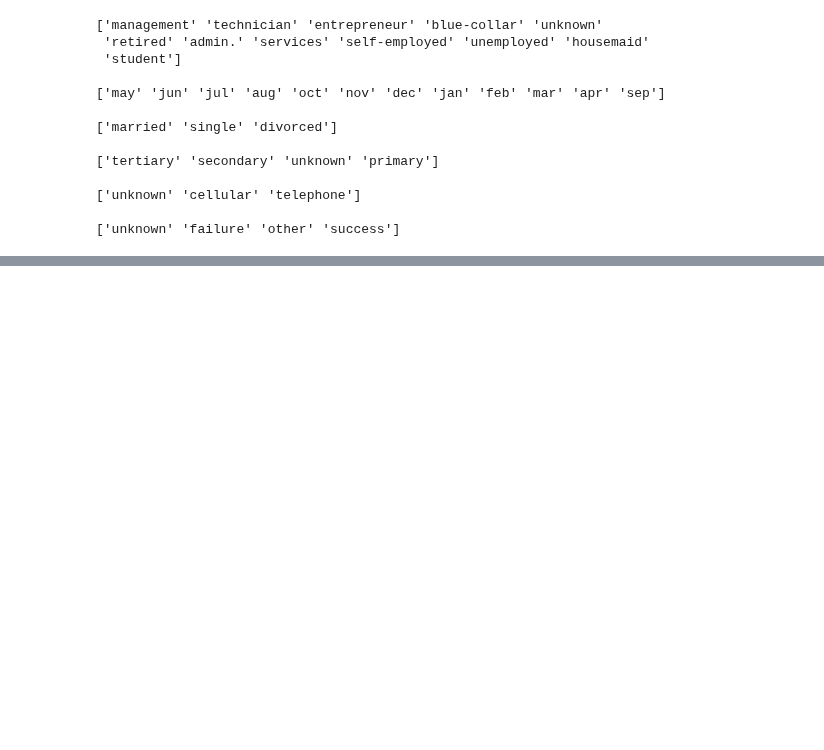
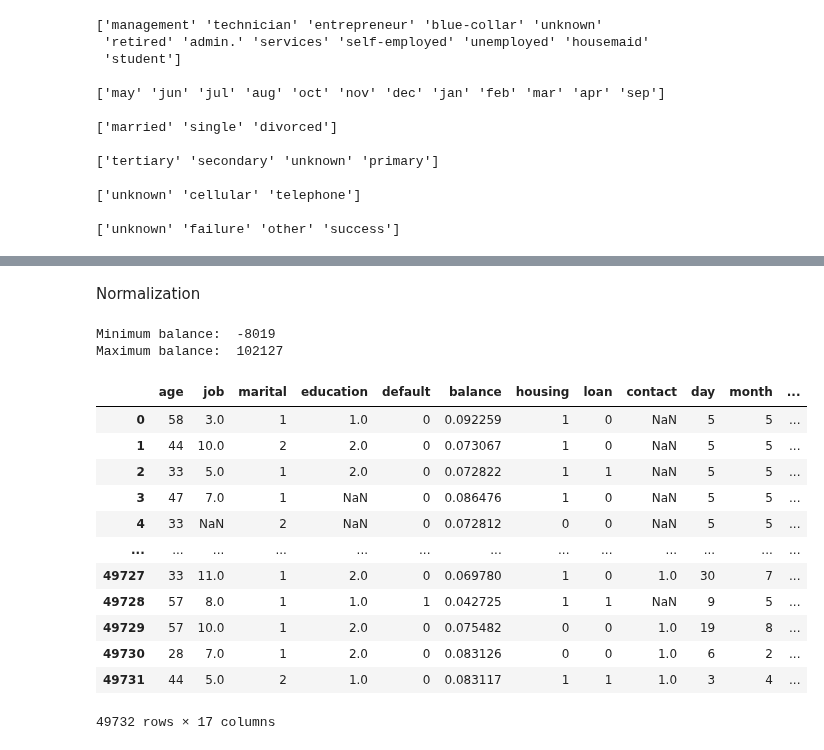
Before and after one commit to PehesaraniWKA/FDMminiProject, a Jupyter notebook: BankData.ipynb, the cells around one changed output, grey strips where cells are left out. Cells and saved outputs as stored; diff of their text form; code cells hidden in the pictures; blank space fills up the shorter version.

Commit message:
Balance and pdays attributes are normalized

```diff
--- a/BankData.ipynb
+++ b/BankData.ipynb
@@ -142,0 +143,29 @@ df
+# %% [markdown]
+Normalization
+# %%
+#Balance
+minB = df['balance'].min()
+maxB = df['balance'].max()
+
+print("Minimum balance: ", minB)
+print("Maximum balance: ", maxB)
+
+df['balance'] = df['balance'].apply(lambda v: (v - df['balance'].min())/ (df['balance'].max() - df['balance'].min()))
+
+df
+# %% [output]
+Minimum balance:  -8019
+Maximum balance:  102127
+|  | age | job | marital | education | default | balance | housing | loan | contact | day | month | ... |
+| 0 | 58 | 3.0 | 1 | 1.0 | 0 | 0.092259 | 1 | 0 | NaN | 5 | 5 | ... |
+| 1 | 44 | 10.0 | 2 | 2.0 | 0 | 0.073067 | 1 | 0 | NaN | 5 | 5 | ... |
+| 2 | 33 | 5.0 | 1 | 2.0 | 0 | 0.072822 | 1 | 1 | NaN | 5 | 5 | ... |
+| 3 | 47 | 7.0 | 1 | NaN | 0 | 0.086476 | 1 | 0 | NaN | 5 | 5 | ... |
+| 4 | 33 | NaN | 2 | NaN | 0 | 0.072812 | 0 | 0 | NaN | 5 | 5 | ... |
+| ... | ... | ... | ... | ... | ... | ... | ... | ... | ... | ... | ... | ... |
+| 49727 | 33 | 11.0 | 1 | 2.0 | 0 | 0.069780 | 1 | 0 | 1.0 | 30 | 7 | ... |
+| 49728 | 57 | 8.0 | 1 | 1.0 | 1 | 0.042725 | 1 | 1 | NaN | 9 | 5 | ... |
+| 49729 | 57 | 10.0 | 1 | 2.0 | 0 | 0.075482 | 0 | 0 | 1.0 | 19 | 8 | ... |
+| 49730 | 28 | 7.0 | 1 | 2.0 | 0 | 0.083126 | 0 | 0 | 1.0 | 6 | 2 | ... |
+| 49731 | 44 | 5.0 | 2 | 1.0 | 0 | 0.083117 | 1 | 1 | 1.0 | 3 | 4 | ... |
+49732 rows × 17 columns
```
Also changed, not shown: parts of 7 cells of this notebook.
